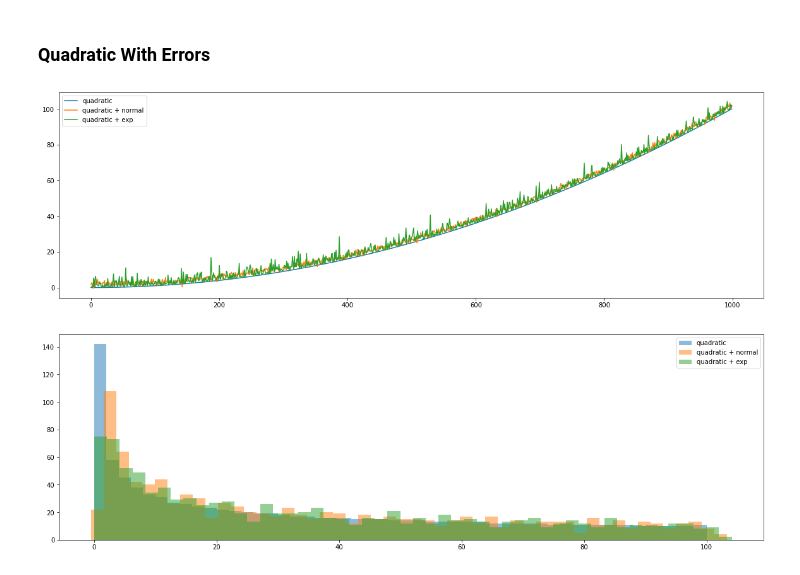
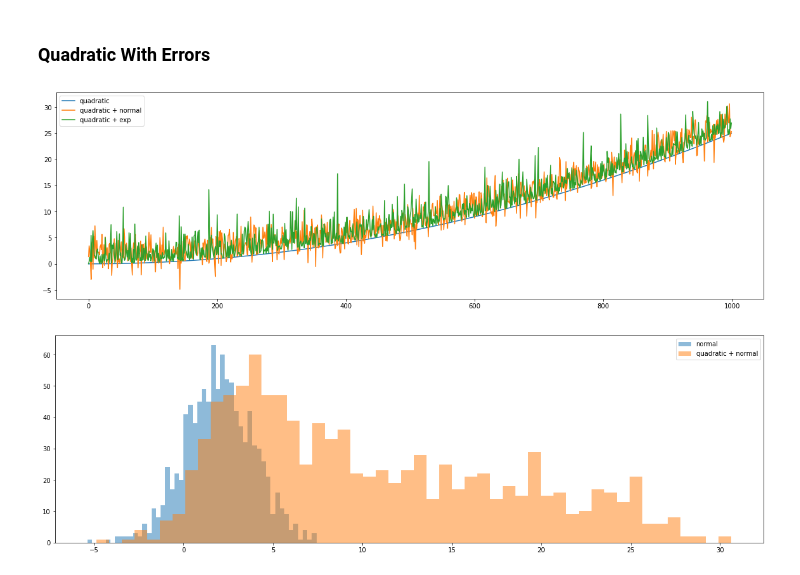
Before and after one commit to FreeLike76/KpiDataScience, a Jupyter notebook: main.ipynb, the cells around one changed output. Cells and saved outputs as stored; diff of their text form; code cells hidden in the pictures.

```diff
--- a/main.ipynb
+++ b/main.ipynb
@@ -27,7 +27,7 @@ SELECTION_SIZE = 1000
 # %%
 normal_mean = 2
 normal_median = normal_mean
-normal_std = 1
+normal_std = 2
 
 normal_error = np.random.normal(normal_mean, normal_std, SELECTION_SIZE)
 
@@ -129,6 +130,6 @@ plt.show()
 # %% [markdown]
 ### Quadratic model
 # %%
-quadratic_model = np.square(np.linspace(0, 10, SELECTION_SIZE, dtype=np.float32))
+quadratic_model = np.square(np.linspace(0, 5, SELECTION_SIZE, dtype=np.float32))
 print(quadratic_model[:25])
 # %% [output]
@@ -179,12 +186,11 @@ plt.plot(np.arange(SELECTION_SIZE), quadratic_model_exp, label="quadratic + exp"
 plt.legend()
 plt.show()
 # %% [output]
-[figure, old version]
+[figure, new version]
 # %%
-plt.hist(quadratic_model, bins=50, alpha=0.5, label="quadratic")
+plt.hist(normal_error, bins=50, alpha=0.5, label="normal")
 plt.hist(quadratic_model_normal, bins=50, alpha=0.5, label="quadratic + normal")
-plt.hist(quadratic_model_exp, bins=50, alpha=0.5, label="quadratic + exp")
 plt.legend()
 plt.show()
 # %% [output]
-[figure, old version]
+[figure, new version]
```
Also changed, not shown: parts of 9 cells of this notebook.
